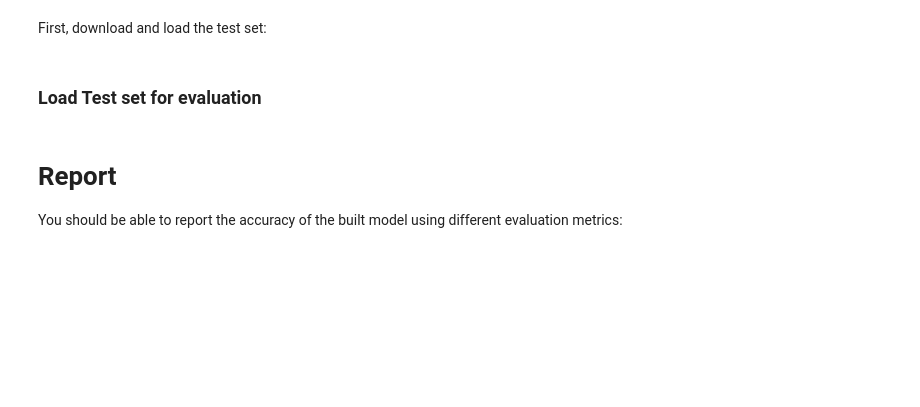
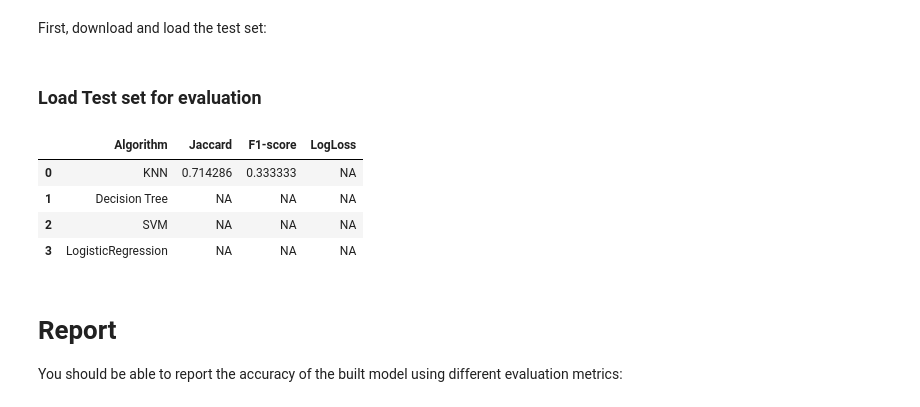
Before and after one commit to cjtwigt/coursera-ibm-ai-ml, a Jupyter notebook: Coursera_IBM_AI_ML.ipynb, the cells around one changed output. Drawn from its saved outputs; the diff is of its cells as text; code cells hidden in the pictures; blank space fills up the shorter version.

Commit message:
Added results printing.

```diff
--- a/Coursera_IBM_AI_ML.ipynb
+++ b/Coursera_IBM_AI_ML.ipynb
@@ -339,0 +327,7 @@ print( jaccard_similarity_score(y_test, y_pred))
+# %%
+knn_jaccard_score = jaccard_similarity_score(y_test, y_pred)
+knn_f1_score = f1_score(y_test, y_pred)
+knn_best_k = gs.best_params_['n_neighbors']
+print("KNN Best K: " + str(knn_best_k))
+print("KNN Jaccard score: " + str(knn_jaccard_score))
+print("KNN F1 score: " + str(knn_f1_score))
@@ -358,6 +361,24 @@ First, download and load the test set:
 # %%
 test_df = pd.read_csv('loan_test.csv')
 test_df.head()
+# %%
+data = [
+    ['KNN', knn_jaccard_score, knn_f1_score, 'NA'],
+    ['Decision Tree', 'NA', 'NA', 'NA'],
+    ['SVM', 'NA', 'NA', 'NA'],
+    ['LogisticRegression', 'NA', 'NA', 'NA']
+]
+
+# Create the pandas DataFrame
+results = pd.DataFrame(data, columns = ['Algorithm', 'Jaccard', 'F1-score', 'LogLoss'])
+
+results.head()
+# %% [output]
+|  | Algorithm | Jaccard | F1-score | LogLoss |
+| 0 | KNN | 0.714286 | 0.333333 | NA |
+| 1 | Decision Tree | NA | NA | NA |
+| 2 | SVM | NA | NA | NA |
+| 3 | LogisticRegression | NA | NA | NA |
 # %% [markdown]
 # Report
 You should be able to report the accuracy of the built model using different evaluation metrics:
```
Also changed, not shown: parts of 4 cells of this notebook.
